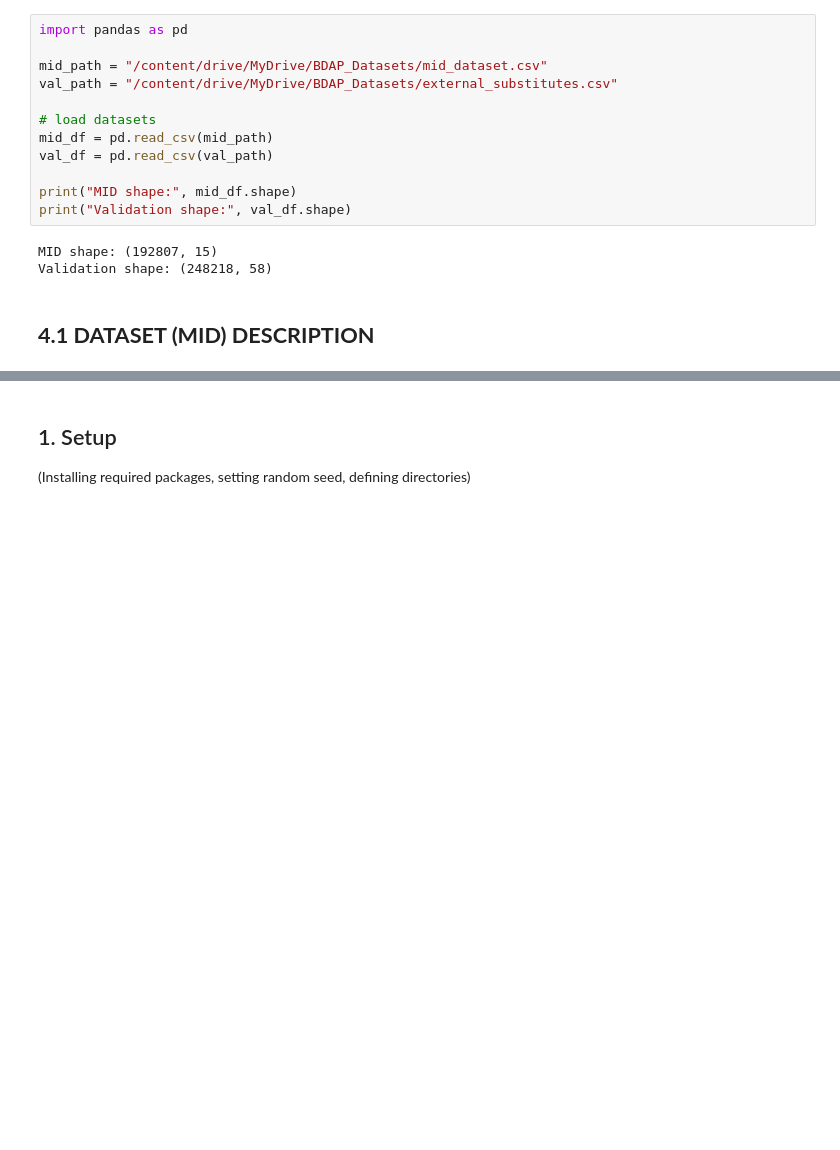
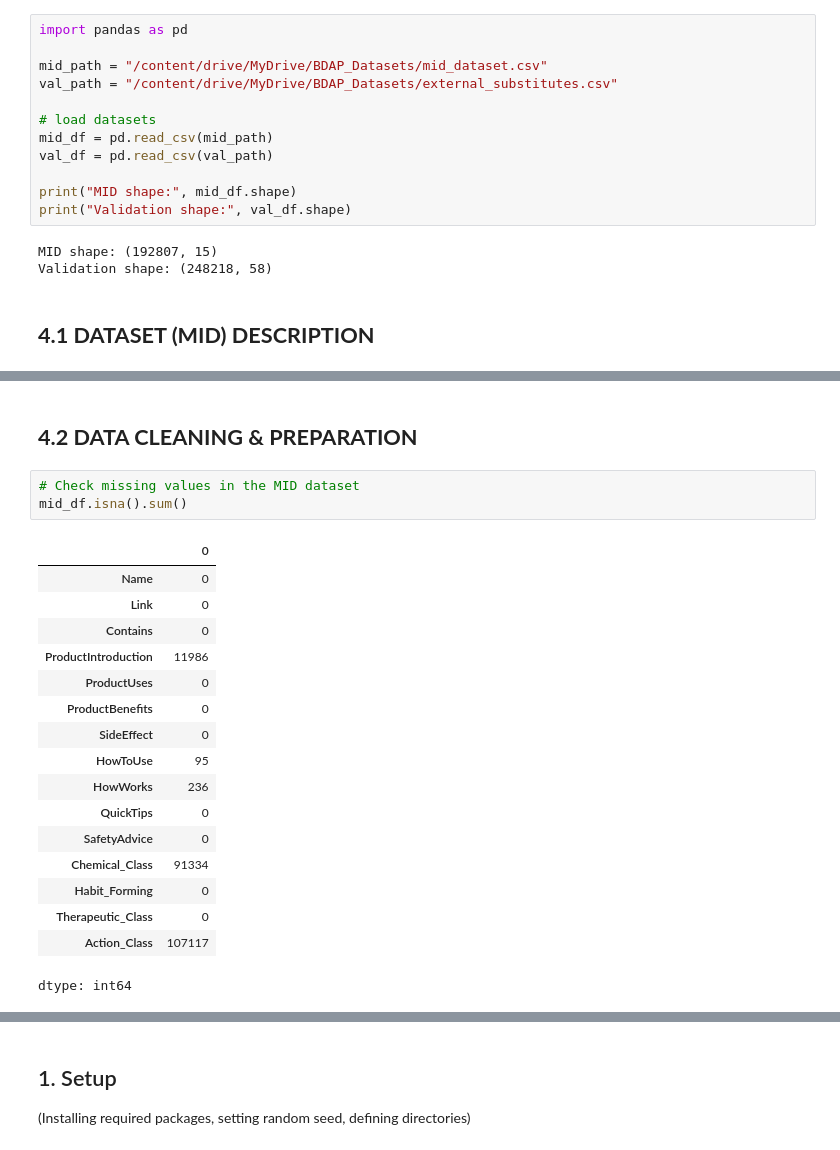
Before and after one commit to fatemehmsh90/Business-Data-Analytics-Project, a Jupyter notebook: notebooks/Drug_Substitute_Analysis.ipynb, the cells around one changed output, grey strips where cells are left out. Saved outputs shown, nothing was run; the diff lists cells and outputs as text; blank space fills up the shorter version.

```diff
--- a/notebooks/Drug_Substitute_Analysis.ipynb
+++ b/notebooks/Drug_Substitute_Analysis.ipynb
@@ -470,0 +510,23 @@ Validation shape: (248218, 58)
+# %% [markdown]
+## **4.2	DATA CLEANING & PREPARATION**
+# %%
+# Check missing values in the MID dataset
+mid_df.isna().sum()
+# %% [output]
+|  | 0 |
+| Name | 0 |
+| Link | 0 |
+| Contains | 0 |
+| ProductIntroduction | 11986 |
+| ProductUses | 0 |
+| ProductBenefits | 0 |
+| SideEffect | 0 |
+| HowToUse | 95 |
+| HowWorks | 236 |
+| QuickTips | 0 |
+| SafetyAdvice | 0 |
+| Chemical_Class | 91334 |
+| Habit_Forming | 0 |
+| Therapeutic_Class | 0 |
+| Action_Class | 107117 |
+dtype: int64
```
Also changed, not shown: parts of 20 cells of this notebook.
